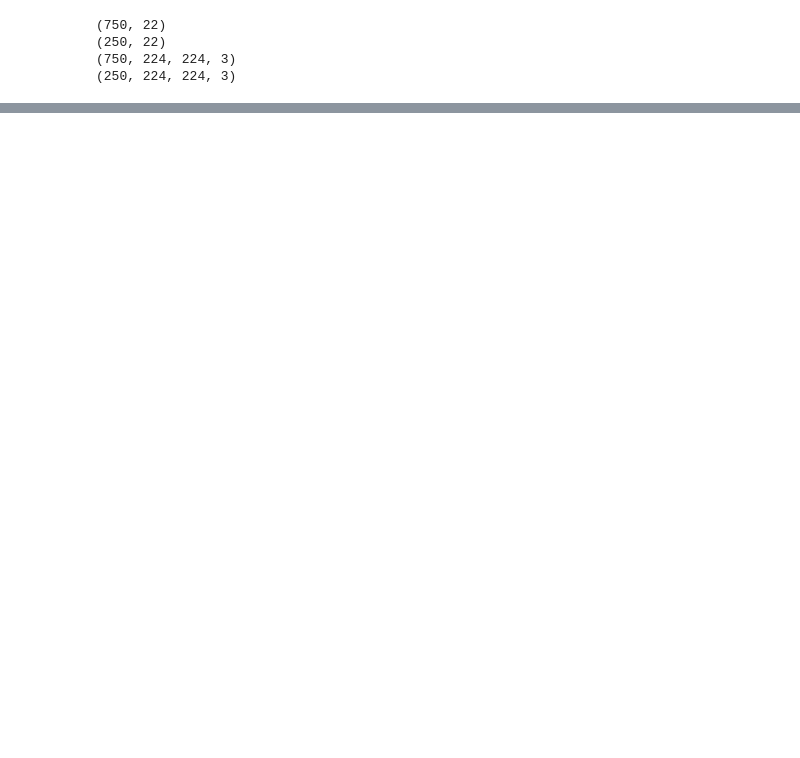
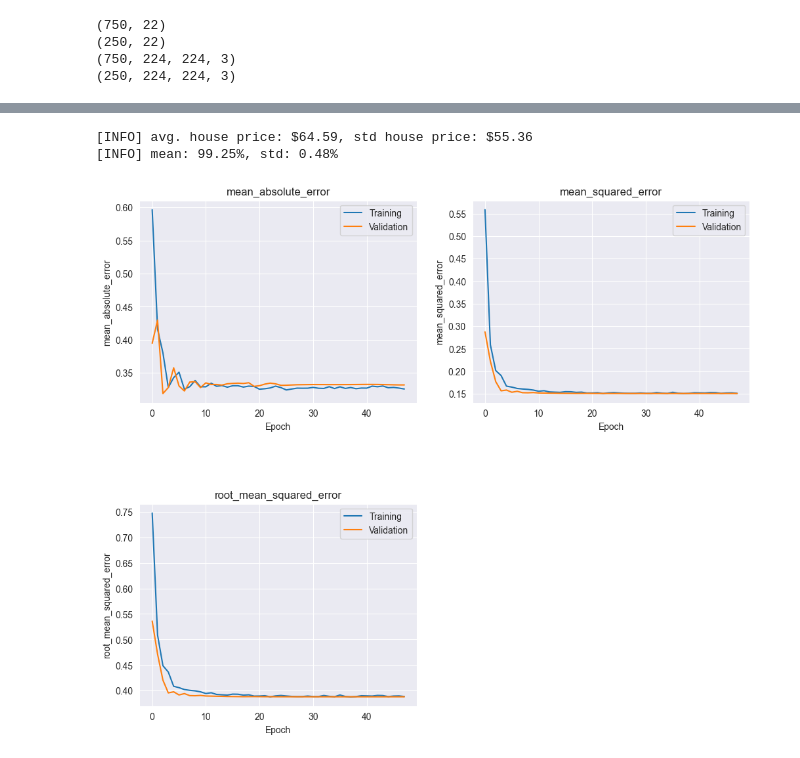
Before and after one commit to rogebautista/deep-learning-rogelio, a Jupyter notebook: 4_2_Modelo_transfer_learning.ipynb, the cells around one changed output, grey strips where cells are left out. Drawn from its saved outputs; the diff is of its cells as text; code cells hidden in the pictures; blank space fills up the shorter version.

Commit message:
cambios en la red de modelo cnn

```diff
--- a/4_2_Modelo_transfer_learning.ipynb
+++ b/4_2_Modelo_transfer_learning.ipynb
@@ -68,0 +91,6 @@ print(testImagesX.shape)
+# %%
+# Hacemos el split de train y validation para las imágenes y los atributos
+# Lo hacemos con el dataframe completo, aún no separamos los valores
+
+split = train_test_split(df_train, x_train_images, test_size=0.1, random_state=42)
+(trainAttrX, valAttrX, trainImagesX, valImagesX) = split
@@ -68,0 +108,12 @@ print(testImagesX.shape)
+# %%
+from sklearn.preprocessing import MinMaxScaler
+# Create the scaler object
+scaler = MinMaxScaler()
+
+# Fit the scaler to the training data
+scaler.fit(x_train)
+
+# Transform the training and test data
+x_train = scaler.transform(x_train)
+x_test = scaler.transform(x_test)
+x_val = scaler.transform(x_val)
@@ -68,0 +211,34 @@ print(testImagesX.shape)
+# %%
+diff = test_pred.flatten() - y_test
+percentDiff = (diff / y_test) * 100
+absPercentDiff = np.abs(percentDiff)
+# compute the mean and standard deviation of the absolute percentage
+# difference
+mean = np.mean(absPercentDiff)
+std = np.std(absPercentDiff)
+# finally, show some statistics on our model
+locale.setlocale(locale.LC_ALL, "en_US.UTF-8")
+print("[INFO] avg. house price: {}, std house price: {}".format(
+    locale.currency(df_train["Price"].mean(), grouping=True),
+    locale.currency(df_train["Price"].std(), grouping=True)))
+print("[INFO] mean: {:.2f}%, std: {:.2f}%".format(mean, std))
+ # Create a grid of subplots that shares the y-axis across rows and the x-axis across columns
+fig = plt.figure(figsize=(12, 10))
+gs = gridspec.GridSpec(nrows=2, ncols=2, figure=fig, hspace=0.5, wspace=0.2, height_ratios=[1, 1])
+
+# Plot the training and validation curves for each metric
+for i, metric in enumerate(['mean_absolute_error', 'mean_squared_error', 'root_mean_squared_error']):
+    row = i // 2
+    col = i % 2
+    ax = fig.add_subplot(gs[row, col])
+    ax.plot(history.history[metric], label='Training')
+    ax.plot(history.history['val_' + metric], label='Validation')
+    ax.set_title(metric)
+    ax.set_xlabel('Epoch')
+    ax.set_ylabel(metric)
+    ax.legend(loc='upper right')
+plt.show()
+# %% [output]
+[INFO] avg. house price: $64.59, std house price: $55.36
+[INFO] mean: 99.25%, std: 0.48%
+[figure, added]
```
Also changed, not shown: parts of 11 cells of this notebook.
